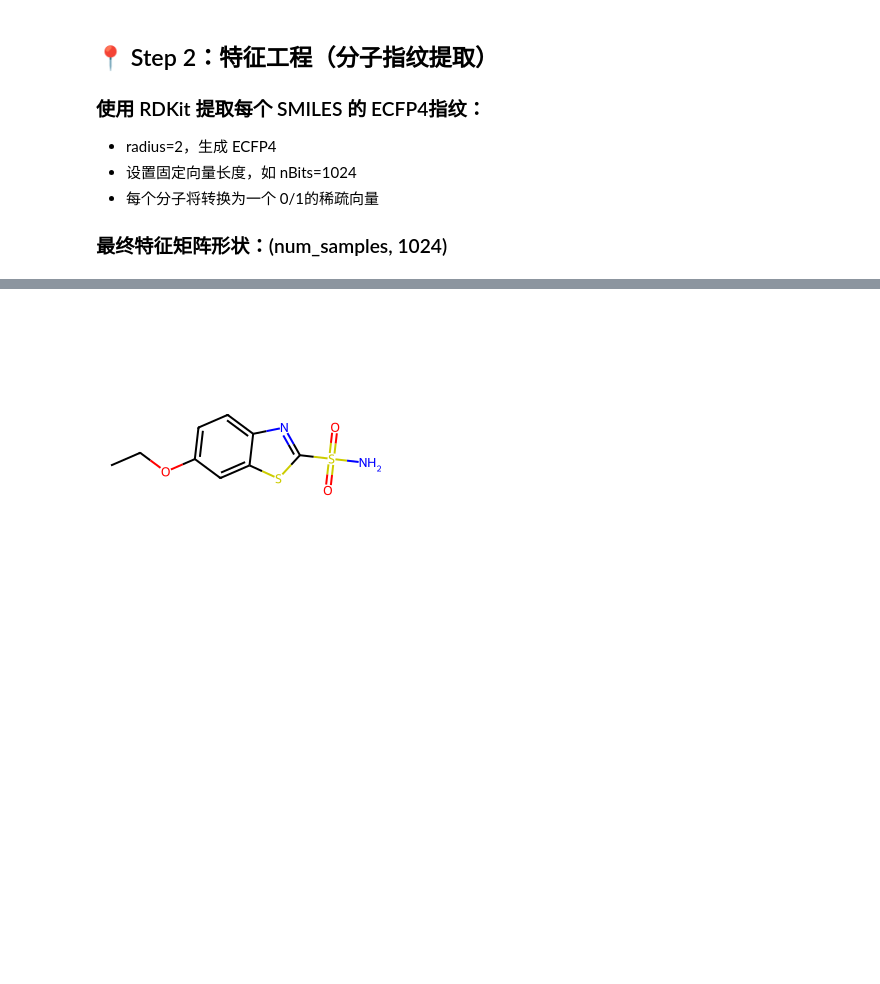
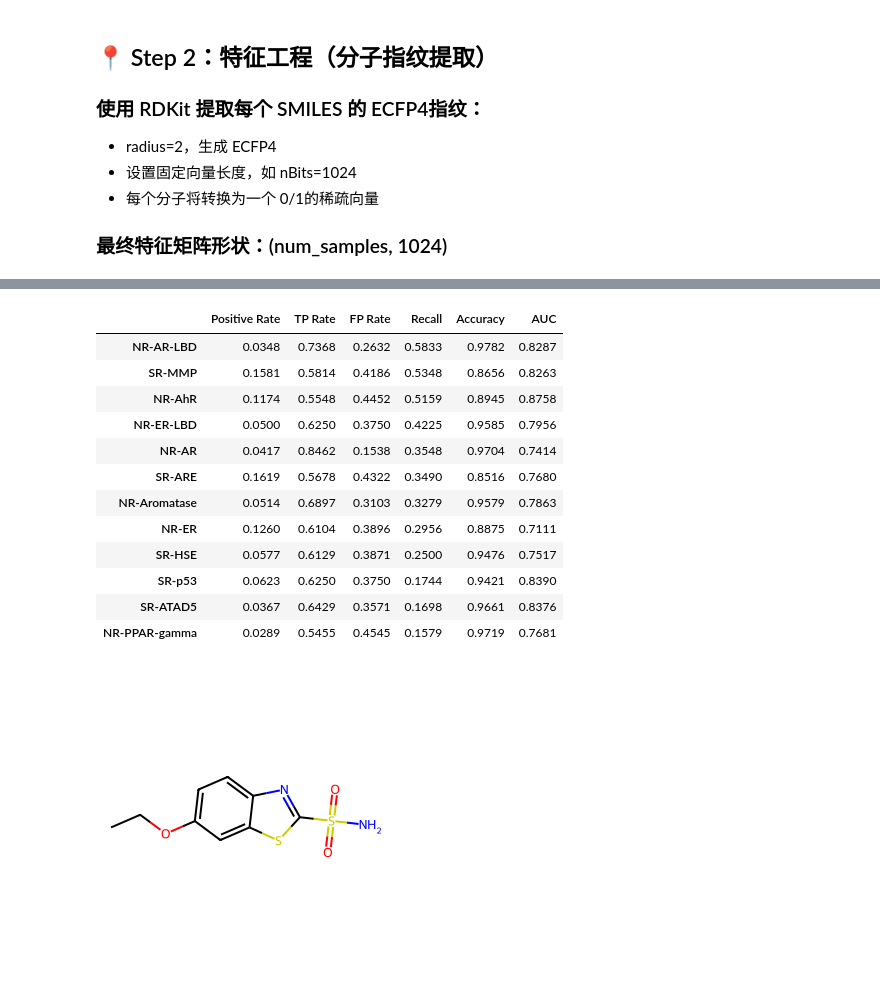
Before and after one commit to heyyyjiaming/DSS5104-MolecularPropertiesGNN, a Jupyter notebook: playground/ML_model_zy.ipynb, the cells around one changed output, grey strips where cells are left out. Drawn from its saved outputs; the diff is of its cells as text; code cells hidden in the pictures; blank space fills up the shorter version.

```diff
--- a/playground/ML_model_zy.ipynb
+++ b/playground/ML_model_zy.ipynb
@@ -7,6 +7,9 @@
 # %pip install rdkit
 # %pip install xgboost
 # %pip install sklearn
+# %%
+nbt = 2048
+threshold = 0.3
 # %% [markdown]
 # 思路记录
 ##
@@ -71,7 +91,7 @@ from rdkit import DataStructs
 from tqdm import tqdm
 
 # 定义 SMILES → ECFP4 指纹向量函数
-def smiles_to_ecfp4(smiles, radius=2, nBits=1024):
+def smiles_to_ecfp4(smiles, radius=2, nBits= nbt):
     mol = Chem.MolFromSmiles(smiles)  # 用RDKit将SMILES转成分子对象（Mol）
     if mol is None:
         return np.zeros(nBits, dtype=int)  # 无效的SMILES返回全0向量
@@ -199,3 +359,21 @@ display(auc_df_sorted)
+# %%
+eval_df = pd.DataFrame(metrics).T.sort_values(by="Recall", ascending=False)
+display(eval_df)
+eval_df.to_csv("tox21_xgboost_filtered_eval.csv")
+# %% [output]
+|  | Positive Rate | TP Rate | FP Rate | Recall | Accuracy | AUC |
+| NR-AR-LBD | 0.0348 | 0.7368 | 0.2632 | 0.5833 | 0.9782 | 0.8287 |
+| SR-MMP | 0.1581 | 0.5814 | 0.4186 | 0.5348 | 0.8656 | 0.8263 |
+| NR-AhR | 0.1174 | 0.5548 | 0.4452 | 0.5159 | 0.8945 | 0.8758 |
+| NR-ER-LBD | 0.0500 | 0.6250 | 0.3750 | 0.4225 | 0.9585 | 0.7956 |
+| NR-AR | 0.0417 | 0.8462 | 0.1538 | 0.3548 | 0.9704 | 0.7414 |
+| SR-ARE | 0.1619 | 0.5678 | 0.4322 | 0.3490 | 0.8516 | 0.7680 |
+| NR-Aromatase | 0.0514 | 0.6897 | 0.3103 | 0.3279 | 0.9579 | 0.7863 |
+| NR-ER | 0.1260 | 0.6104 | 0.3896 | 0.2956 | 0.8875 | 0.7111 |
+| SR-HSE | 0.0577 | 0.6129 | 0.3871 | 0.2500 | 0.9476 | 0.7517 |
+| SR-p53 | 0.0623 | 0.6250 | 0.3750 | 0.1744 | 0.9421 | 0.8390 |
+| SR-ATAD5 | 0.0367 | 0.6429 | 0.3571 | 0.1698 | 0.9661 | 0.8376 |
+| NR-PPAR-gamma | 0.0289 | 0.5455 | 0.4545 | 0.1579 | 0.9719 | 0.7681 |
 # %%
 from rdkit import Chem
 from rdkit.Chem import Draw
```
Also changed, not shown: parts of 11 cells of this notebook, 1 other file.
